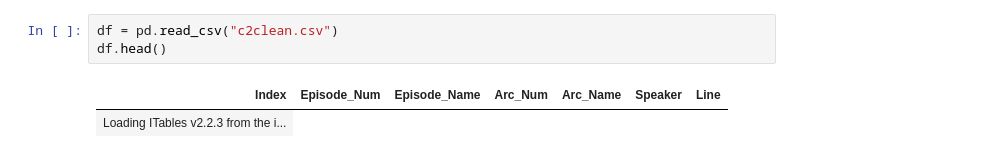
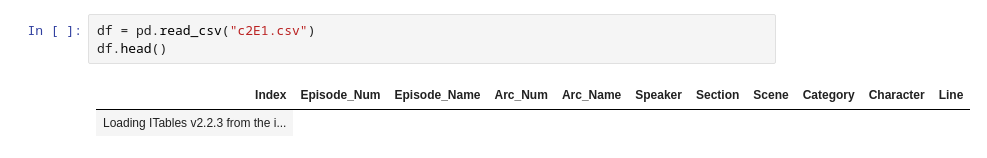
Before and after one commit to hanna-dodd/ttrpg-sentiment, a Jupyter notebook: VAD.ipynb, the cells around one changed output. Saved outputs shown, nothing was run; the diff lists cells and outputs as text.

```diff
--- a/vader.ipynb
+++ b/VAD.ipynb
@@ -7,10 +7,10 @@ init_notebook_mode(all_interactive=True)
 # %% [output]
 [interactive output not drawn]
 # %%
-df = pd.read_csv("c2clean.csv")
+df = pd.read_csv("c2E1.csv")
 df.head()
 # %% [output]
-| Index | Episode_Num | Episode_Name | Arc_Num | Arc_Name | Speaker | Line |
+| Index | Episode_Num | Episode_Name | Arc_Num | Arc_Name | Speaker | Section | Scene | Category | Character | Line |
 | Loading ITables v2.2.3 from the i... |
 # %%
 # saving only the data that I will be manually annotating
```
Also changed, not shown: parts of 1 cell of this notebook.
